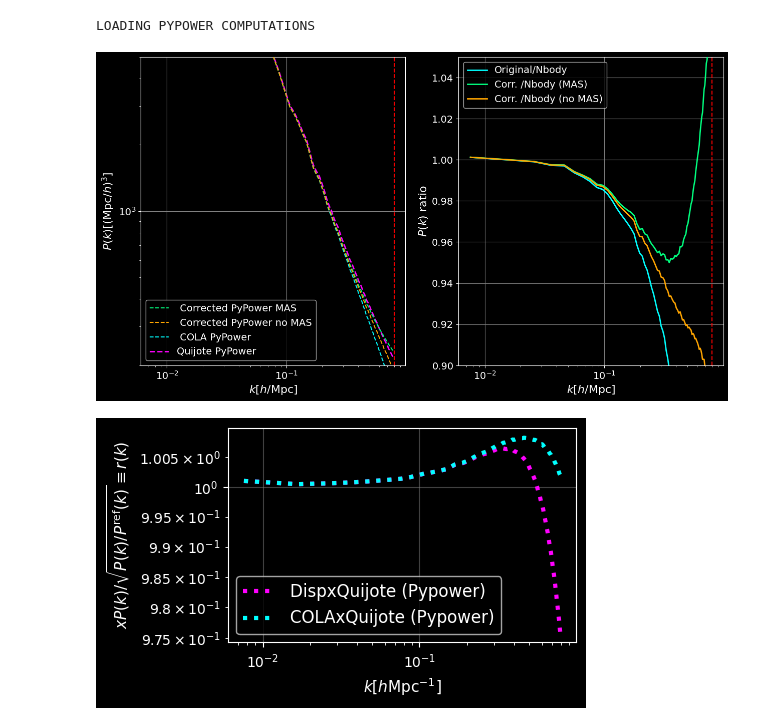
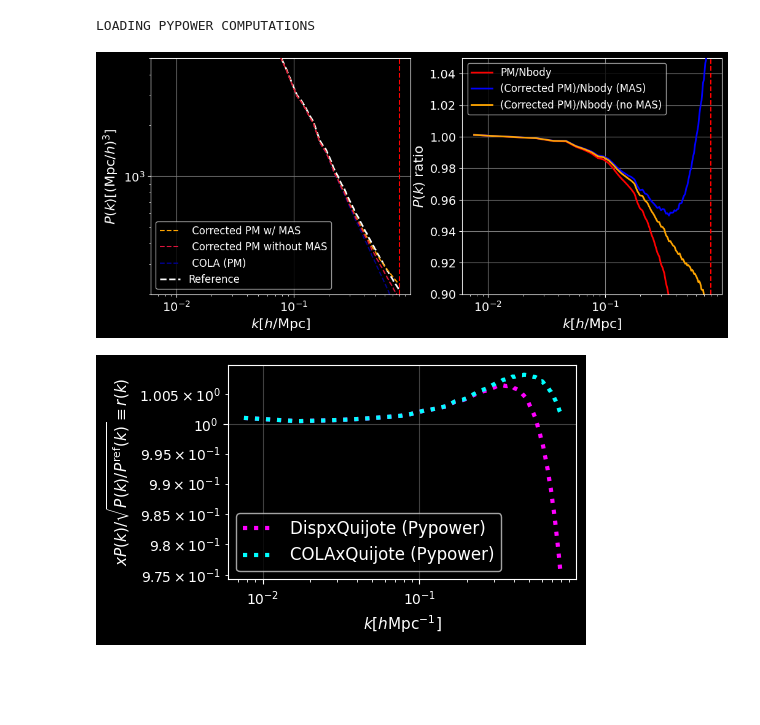
Before and after one commit to anirbanbairagi/Power-Spectrum-Change-Under-Gradient-Perturbation, a Jupyter notebook: DM_benchmark_nico_pypower.ipynb, the cells around one changed output. Cells and saved outputs as stored; diff of their text form; code cells hidden in the pictures; blank space fills up the shorter version.

```diff
--- a/DM_benchmark_nico_pypower.ipynb
+++ b/DM_benchmark_nico_pypower.ipynb
@@ -1194,47 +1188,47 @@ Pk_disp_mas = Pk_disp_mas[~np.isnan(Pk_disp_mas)]
 Pk_disp_nomas = Pk_disp_nomas[~np.isnan(Pk_disp_nomas)]
 Pk_Xdisp = Pk_Xdisp[~np.isnan(Pk_Xdisp)]
 # %%
-fig, axes = plt.subplots(figsize = (15,8), ncols = 2, nrows = 1, sharex = False)
+fig, axes = plt.subplots(figsize = (12,5), ncols = 2, nrows = 1, sharex = False)
 ax1 = axes[0]; ax2 = axes[1]
 #ax1.plot(k_pm, Pk_pm, label=" COLA Pylians", zorder = 3, color = "cyan")
 #ax1.plot(k_nb, Pk_nb, label='Quijote Pylians', lw = 2, color = "white", zorder = 4)
-ax1.plot(k_disp_mas, Pk_disp_mas, label=" Corrected PyPower MAS", zorder = 5, color = "springgreen", ls = "--")
-ax1.plot(k_disp_nomas, Pk_disp_nomas, label=" Corrected PyPower no MAS", zorder = 5, color = "orange", ls = "--")
-ax1.plot(k_pm, Pk_pm, label=" COLA PyPower", zorder = 3, color = "cyan", ls = "--")
-ax1.plot(k_nb, Pk_nb, label='Quijote PyPower', lw = 2, color = "magenta", zorder = 4, ls = "--")
+ax1.plot(k_disp_mas, Pk_disp_mas, label=" Corrected PM w/ MAS", zorder = 5, color = "orange", ls = "--")
+ax1.plot(k_disp_nomas, Pk_disp_nomas, label=" Corrected PM without MAS", zorder = 5, color = "crimson", ls = "--")
+ax1.plot(k_pm, Pk_pm, label=" COLA (PM)", zorder = 3, color = "darkblue", ls = "--")
+ax1.plot(k_nb, Pk_nb, label='Reference', lw = 2, color = "white", zorder = 4, ls = "--")
 #ax1.plot(k_pm, pk_syrenhalofit, label='Syren-Halofit (ref.)', color = "magenta", ls = "dotted", zorder = 5)
-ax1.legend(fontsize = 14)
+ax1.legend(fontsize = 12)
 ax1.axvline()
 ax1.grid(color = "grey")
 ax1.set_ylabel(r"$P(k)[(\mathrm{Mpc}/h)^3]$", fontsize = 16)
 ax1.set_xscale("log")
 ax1.set_yscale("log")
 ax1.set_xlabel(r"$k [h/\mathrm{Mpc}]$", fontsize = 16)
 ax1.axvline(np.pi*grid/BoxSize,  color='r',ls='--', label='Nyquist freq = %.2f'%kNyquist)
 ax1.tick_params(labelsize = 14)
 
 #ko, Po = poles_pm(return_k=True, complex=False)
 #kk, Pkk = poles_nb(complex = False, return_k = True)
 #kcc, Pcc = poles_corr(complex = False, return_k = True)
 #ax2.plot(k_pm, Pk_pm/poles_pm(k=k_pm, complex = False)[0,:], label='Pylians/Pypower COLA', zorder = 4, color = "crimson", ls = "--")
 #ax2.plot(ko, Po[0,:]/Pk_nb, label='Corrected/Nbody', zorder = 3, color = "springgreen")
-ax2.plot(k_nb, Pk_pm/Pk_nb, label='Original/Nbody', zorder = 3, color = "cyan", lw=2)
-ax2.plot(k_disp_mas, Pk_disp_mas/Pk_nb, label='Corr. /Nbody (MAS)', zorder = 3, color = "springgreen", lw = 2)
-ax2.plot(k_disp_nomas, Pk_disp_nomas/Pk_nb, label='Corr. /Nbody (no MAS)', zorder = 3, color = "orange", lw = 2)
+ax2.plot(k_nb, Pk_pm/Pk_nb, label='PM/Nbody', zorder = 3, color = "red", lw=2)
+ax2.plot(k_disp_mas, Pk_disp_mas/Pk_nb, label='(Corrected PM)/Nbody (MAS)', zorder = 3, color = "blue", lw = 2)
+ax2.plot(k_disp_nomas, Pk_disp_nomas/Pk_nb, label='(Corrected PM)/Nbody (no MAS)', zorder = 3, color = "orange", lw = 2)
 
-ax2.legend(fontsize = 14)
+ax2.legend(fontsize = 12)
 ax2.set_xlabel(r"$k [h/\mathrm{Mpc}]$", fontsize = 16)
 ax2.set_yscale("linear")
 ax2.set_xscale("log")
 ax2.set_ylabel(r"$P(k)$" + " ratio", fontsize = 16)
 ax2.grid(color = "grey")
 ax2.axvline(np.pi*grid/BoxSize,  color='r',ls='--', label='Nyquist freq = %.2f'%kNyquist)
 ax2.tick_params(labelsize = 14)
 ax2.set_ylim(top = 1.05, bottom = 0.9)
 ax1.set_ylim(top = 5e3, bottom = 200)
 plt.savefig(os.path.join(figroot, "Pk_results_correlated_noBterm.pdf"), bbox_inches = "tight")
 # %% [output]
-[figure, old version]
+[figure, new version]
 # %%
 fig, axes = plt.subplots(1,1, figsize = (5,3))
 axes.plot(k_Xdisp, Pk_Xdisp/np.sqrt(Pk_disp_mas*Pk_nb), ':', label='DispxQuijote (Pypower)', zorder= 10, lw = 3, color = "magenta")
```
Also changed, not shown: parts of 7 cells of this notebook, 1 other file.
